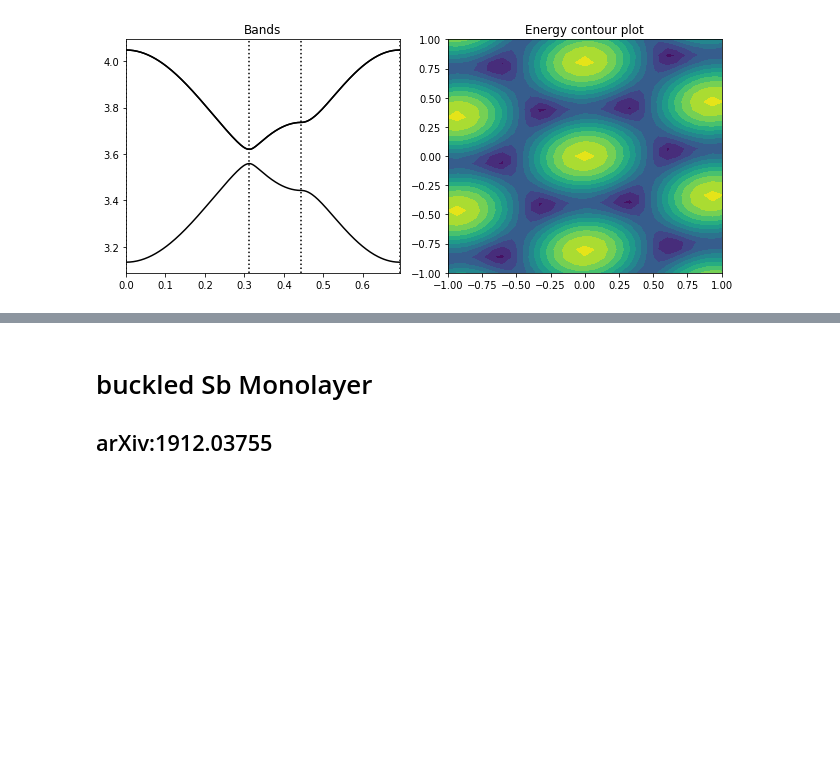
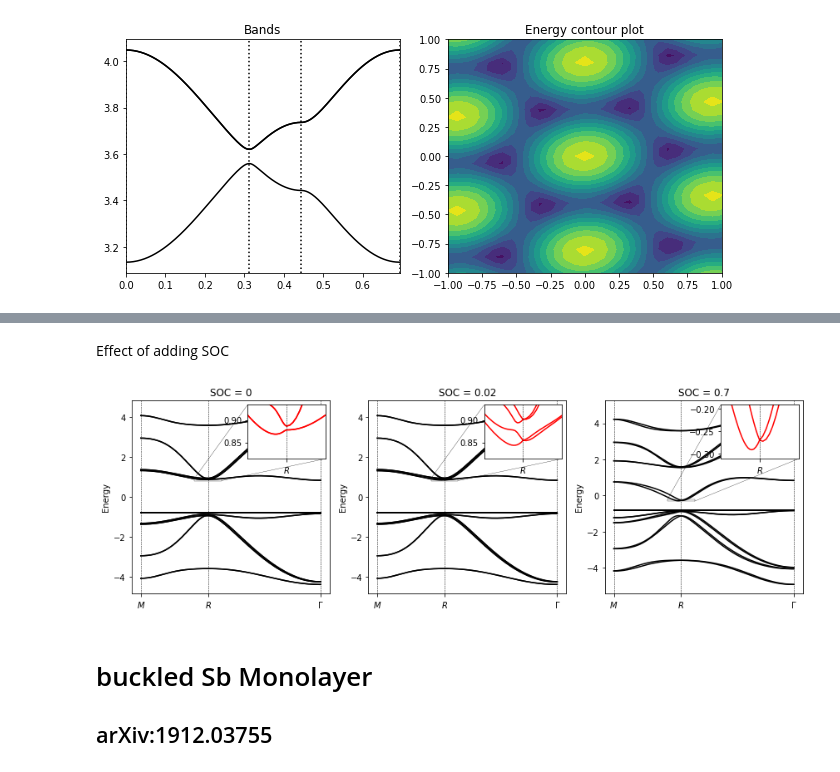
Before and after one commit to santoshkumarradha/pysktb, a Jupyter notebook: examples/examples.ipynb, the cells around one changed output, grey strips where cells are left out. Saved outputs shown, nothing was run; the diff lists cells and outputs as text; code cells hidden in the pictures; blank space fills up the shorter version.

Commit message:
added SOC example of perovskite

```diff
--- a/examples/examples.ipynb
+++ b/examples/examples.ipynb
@@ -252,3 +306,42 @@ plt.show()
+# %% [markdown]
+Effect of adding SOC
+# %%
+from mpl_toolkits.axes_grid.inset_locator import inset_axes
+from mpl_toolkits.axes_grid1.inset_locator import mark_inset
+
+SOC=[0,.02,.7]
+fig,ax1=plt.subplots(1,len(SOC),figsize=(len(SOC)*4,4))
+for i,j in enumerate(SOC):
+    ham=get_ham(soc=j)
+    path=[M,R,G]
+    label=["$M$","$R$","$\Gamma$"]
+    k_path, k_dist,k_pts=ham.get_kpts(path,100)
+    evals,vecs=ham.solve_kpath(k_path, eig_vectors=True)
+
+    #----plotting
+    ax=ax1[i]
+    for i in evals:ax.plot(k_dist,i,c="k")
+    ax.set_xticks(k_pts)
+    ax.set_xticklabels(label)
+    for i in k_pts:ax.axvline(i,c="k",ls="--",lw=.5)
+    ax.set_ylabel("Energy")
+    ax.set_title("SOC = {}".format(j))
+
+    #----plot inset
+    ax_in= inset_axes(ax, width=1.3, height=0.9)
+    mark_inset(ax, ax_in, loc1=4, loc2=2, fc="none", lw=.3, ec='k')
+    for i in evals:ax_in.plot(k_dist,i,c="r")
+    ax_in.set_xticks(k_pts)
+    ax_in.set_xticklabels(label)
+    for i in k_pts:
+        ax_in.axvline(i,c="k",ls="--",lw=.5)
+    ax_in.set_ylim([evals[18].min()-.02,evals[18].min()+.1])
+    ax_in.set_xlim(k_pts[1]*.8,k_pts[1]*1.2)
+plt.tight_layout()
+plt.savefig("Perovskite_soc.png",dpi=500)
+plt.show()
+# %% [output]
+[figure, added]
 # %% [markdown]
 # buckled Sb Monolayer
 ## arXiv:1912.03755
```
Also changed, not shown: parts of 4 cells of this notebook, 3 other files.
